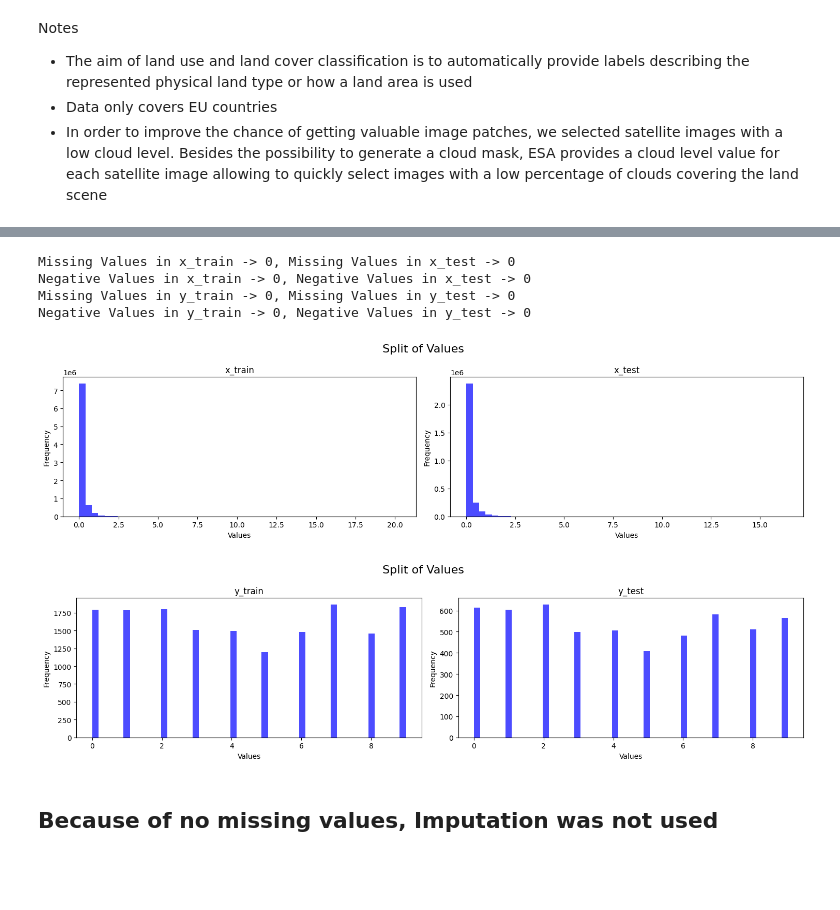
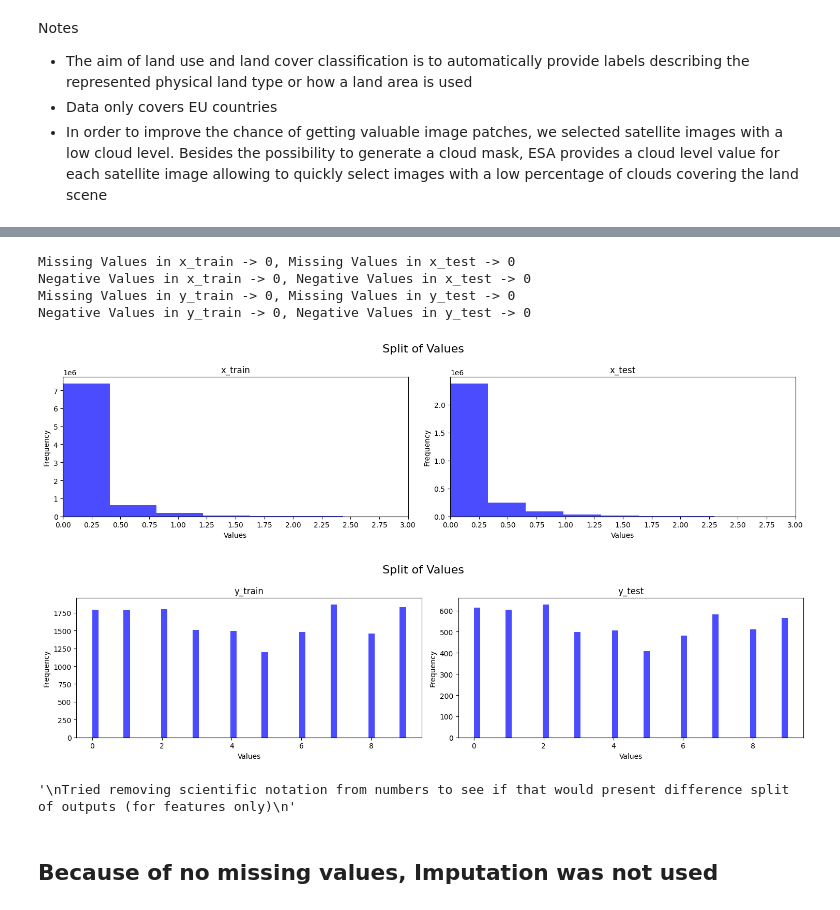
Before and after one commit to aym183/Satellite-Image-Classification, a Jupyter notebook: task1.ipynb, the cells around one changed output, grey strips where cells are left out. Cells and saved outputs as stored; diff of their text form; code cells hidden in the pictures; blank space fills up the shorter version.

```diff
--- a/task1.ipynb
+++ b/task1.ipynb
@@ -76,31 +95,39 @@ Outlier Detection [Plot Graphs for missing and negative values] - Imputation bas
 # %%
-# ------- PRE PROCESSING [Fix Messed up Data] ---------
-# PRE PROCESSING done on both training and test data
-# Imputation -> (Univariate and Multivariate) -> process of inferring missing values based on the available data.
-
-# Don't need OneHotEncoder or any other because all are float values
 '''
 Try different techniques of pre processing and transformation and see the difference in results?
 '''
+# Don't need OneHotEncoder or any other because all are float values
 
 # Because there are no missing values, imputer not used
 print(f"{find_missing_values(x_train, "x_train")}, {find_missing_values(x_test, "x_test")}")
 print(f"{find_negative_values(x_train, "x_train")}, {find_negative_values(x_test, "x_test")}")
 
 print(f"{find_missing_values(y_train, "y_train")}, {find_missing_values(y_test, "y_test")}")
 print(f"{find_negative_values(y_train, "y_train")}, {find_negative_values(y_test, "y_test")}")
-# Dont have any missing or negative values
-plot_split_of_values([x_train, x_test], ["x_train", "x_test"])
-plot_split_of_values([y_train, y_test], ["y_train", "y_test"])
+
+plot_feature_split_of_values([x_train, x_test], ["x_train", "x_test"])
+plot_class_split_of_values([y_train, y_test], ["y_train", "y_test"])
 
 # Variance Threshold?
+
+'''
+Tried removing scientific notation from numbers to see if that would present difference split of outputs (for features only)
+'''
+# for i in range(len(x_train)):
+#     for x in range(len(x_train[i])):
+#         x_train[i][x] = '{:.8f}'.format(x_train[i][x])
+
+# for i in range(len(x_test)):
+#     for x in range(len(x_test[i])):
+#         x_test[i][x] = '{:.8f}'.format(x_train[i][x])
 # %% [output]
 Missing Values in x_train -> 0, Missing Values in x_test -> 0
 Negative Values in x_train -> 0, Negative Values in x_test -> 0
 Missing Values in y_train -> 0, Missing Values in y_test -> 0
 Negative Values in y_train -> 0, Negative Values in y_test -> 0
-[figure, old version]
+[figure, new version]
 [figure]
+'\nTried removing scientific notation from numbers to see if that would present difference split of outputs (for features only)\n'
 # %% [markdown]
 ## Because of no missing values, Imputation was not used
 # %% [markdown]
```
Also changed, not shown: parts of 15 cells of this notebook, 3 other files.
